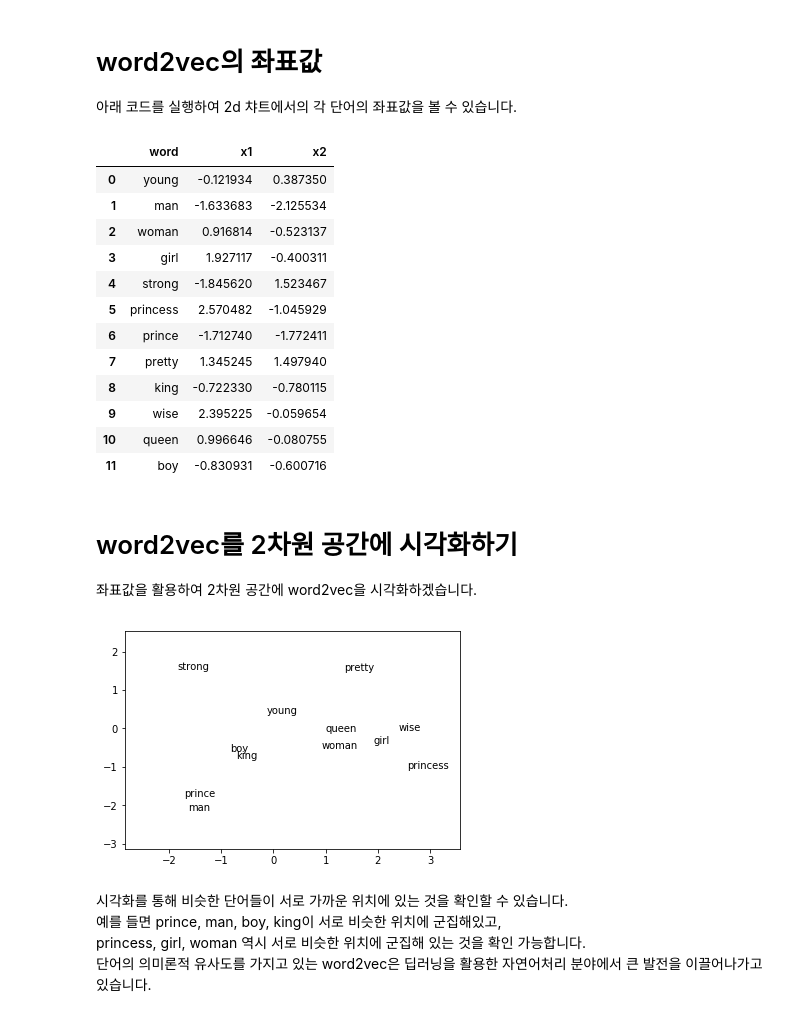
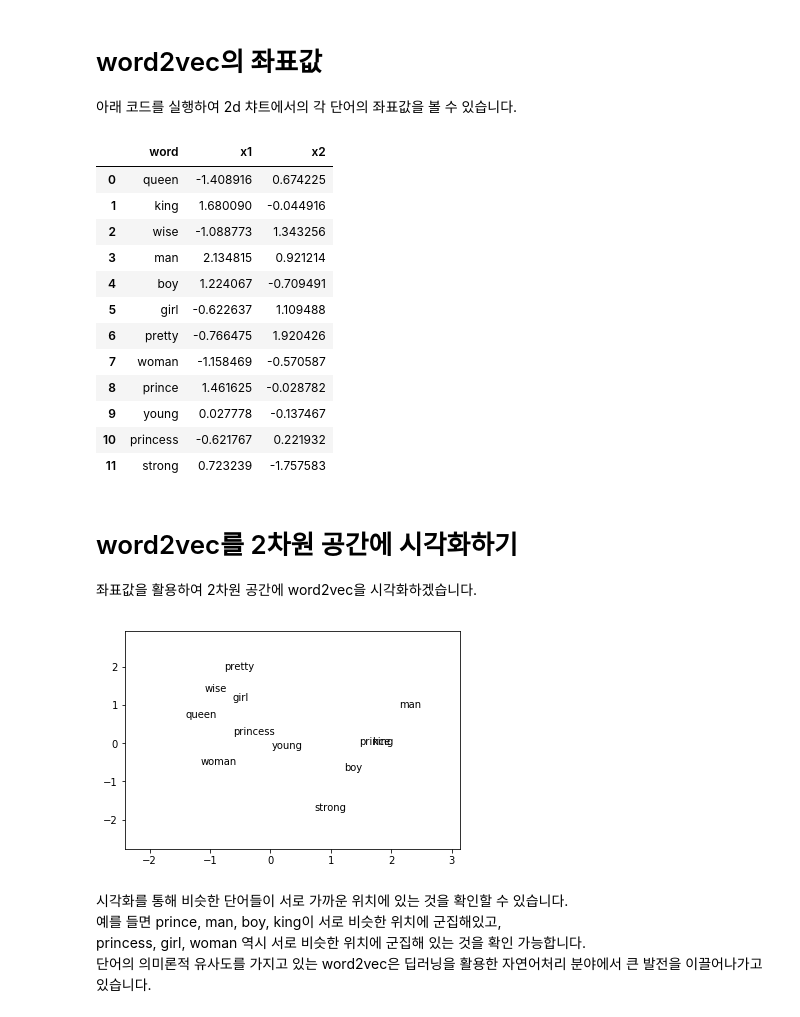
Before and after one commit to wikibook/machine-learning, a Jupyter notebook: jupyter_notebook/6.4_word2vec_텐서플로우.ipynb, the cells around one changed output. Cells and saved outputs as stored; diff of their text form; code cells hidden in the pictures.

```diff
--- a/jupyter_notebook/6.4_word2vec_텐서플로우.ipynb
+++ b/jupyter_notebook/6.4_word2vec_텐서플로우.ipynb
@@ -217,0 +190,19 @@ iteration 18000 loss is :  1.7416725
+# %%
+# 시각화를 위해 2차원으로 인코딩합니다.
+encoding_dim = 2
+
+# 입력값은 원 핫 인코딩입니다. 단어의 갯수만큼의 차원인 벡터입니다.
+input_word = Input(shape=(ONE_HOT_DIM,))
+# 가중치를 그대로 word2vec으로 사용하기 위해 편향값을 주지 않습니다.
+encoded = Dense(encoding_dim, use_bias=False)(input_word)
+# 디코더는 전달된 값을 원 핫 인코딩으로 전환합니다.
+decoded = Dense(ONE_HOT_DIM, activation='softmax')(encoded)
+
+# this model maps an input to its reconstruction
+w2v_model = Model(input_word, decoded)
+# %%
+w2v_model.compile(optimizer='adam', loss='categorical_crossentropy')
+# %%
+w2v_model.fit(X_train, Y_train,
+                epochs=1000,
+                shuffle=True, verbose=0)
@@ -240,3 +232,5 @@ print(vectors)
+# %%
+vectors = w2v_model.layers[1].weights[0].numpy().tolist()
 # %% [markdown]
 # word2vec의 좌표값
 아래 코드를 실행하여 2d 챠트에서의 각 단어의 좌표값을 볼 수 있습니다.
@@ -247,40 +241,40 @@ w2v_df = w2v_df[['word', 'x1', 'x2']]
 w2v_df
 # %% [output]
 |  | word | x1 | x2 |
-| 0 | young | -0.121934 | 0.387350 |
-| 1 | man | -1.633683 | -2.125534 |
-| 2 | woman | 0.916814 | -0.523137 |
-| 3 | girl | 1.927117 | -0.400311 |
-| 4 | strong | -1.845620 | 1.523467 |
-| 5 | princess | 2.570482 | -1.045929 |
-| 6 | prince | -1.712740 | -1.772411 |
-| 7 | pretty | 1.345245 | 1.497940 |
-| 8 | king | -0.722330 | -0.780115 |
-| 9 | wise | 2.395225 | -0.059654 |
-| 10 | queen | 0.996646 | -0.080755 |
-| 11 | boy | -0.830931 | -0.600716 |
+| 0 | queen | -1.408916 | 0.674225 |
+| 1 | king | 1.680090 | -0.044916 |
+| 2 | wise | -1.088773 | 1.343256 |
+| 3 | man | 2.134815 | 0.921214 |
+| 4 | boy | 1.224067 | -0.709491 |
+| 5 | girl | -0.622637 | 1.109488 |
+| 6 | pretty | -0.766475 | 1.920426 |
+| 7 | woman | -1.158469 | -0.570587 |
+| 8 | prince | 1.461625 | -0.028782 |
+| 9 | young | 0.027778 | -0.137467 |
+| 10 | princess | -0.621767 | 0.221932 |
+| 11 | strong | 0.723239 | -1.757583 |
 # %% [markdown]
 # word2vec를 2차원 공간에 시각화하기
 좌표값을 활용하여 2차원 공간에 word2vec을 시각화하겠습니다.
 # %%
 fig, ax = plt.subplots()
 
 for word, x1, x2 in zip(w2v_df['word'], w2v_df['x1'], w2v_df['x2']):
     ax.annotate(word, (x1,x2 ))
 
 PADDING = 1.0
 x_axis_min = np.amin(vectors, axis=0)[0] - PADDING
 y_axis_min = np.amin(vectors, axis=0)[1] - PADDING
 x_axis_max = np.amax(vectors, axis=0)[0] + PADDING
 y_axis_max = np.amax(vectors, axis=0)[1] + PADDING
 
 plt.xlim(x_axis_min,x_axis_max)
 plt.ylim(y_axis_min,y_axis_max)
-plt.rcParams["figure.figsize"] = (10,10)
+plt.rcParams["figure.figsize"] = (9,9)
 
 plt.show()
 # %% [output]
-[figure, old version]
+[figure, new version]
 # %% [markdown]
 시각화를 통해 비슷한 단어들이 서로 가까운 위치에 있는 것을 확인할 수 있습니다.
 예를 들면 prince, man, boy, king이 서로 비슷한 위치에 군집해있고,
```
Also changed, not shown: parts of 12 cells of this notebook, 1 other file.
